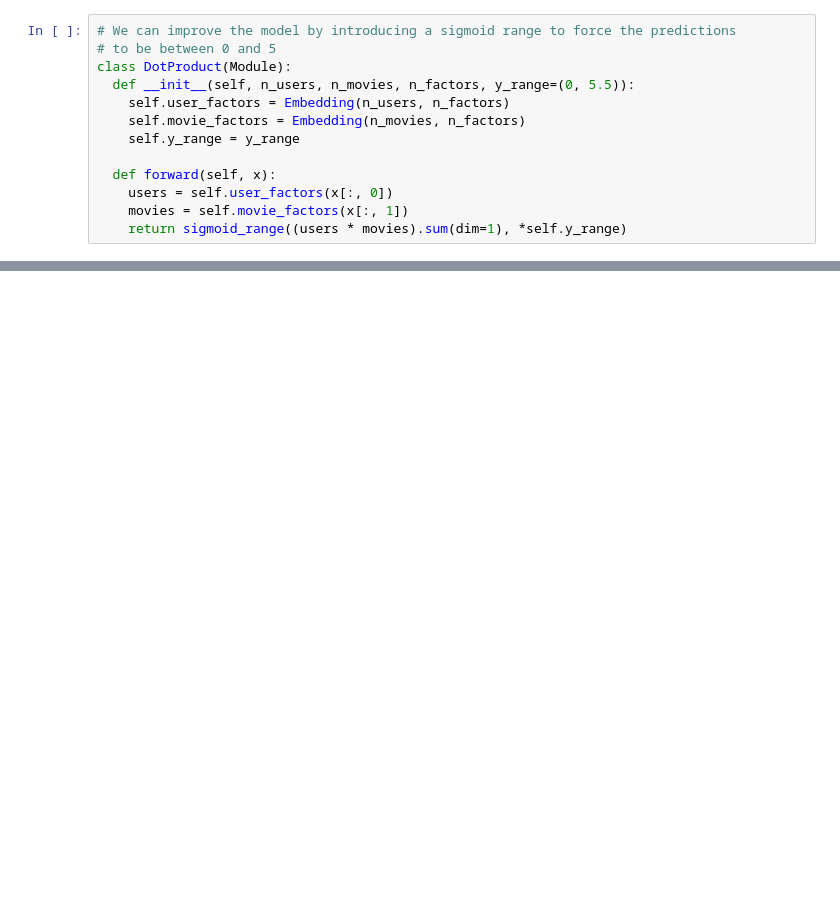
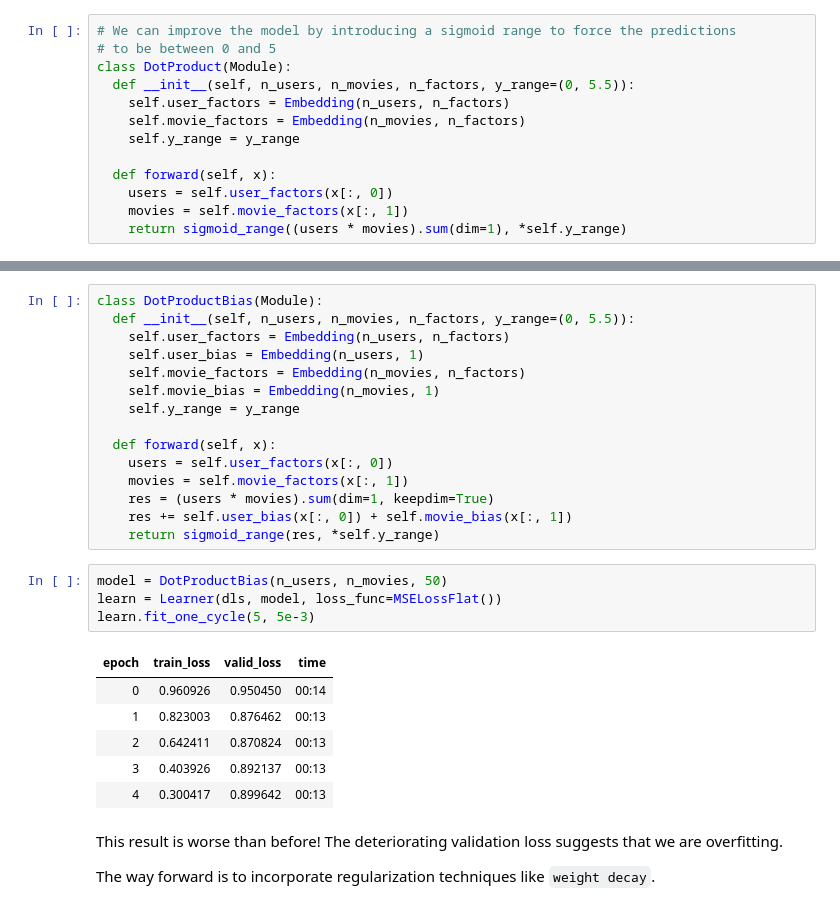
Before and after one commit to bachaudhry/FastAI-22-23, a Jupyter notebook: FastAI_2022_Collaborative_Filtering.ipynb, the cells around one changed output, grey strips where cells are left out. Cells and saved outputs as stored; diff of their text form; blank space fills up the shorter version.

Commit message:
Added biases into embeddings

```diff
--- a/FastAI_2022_Collaborative_Filtering.ipynb
+++ b/FastAI_2022_Collaborative_Filtering.ipynb
@@ -170,0 +178,30 @@ learn.fit_one_cycle(5, 5e-3)
+# %%
+class DotProductBias(Module):
+  def __init__(self, n_users, n_movies, n_factors, y_range=(0, 5.5)):
+    self.user_factors = Embedding(n_users, n_factors)
+    self.user_bias = Embedding(n_users, 1)
+    self.movie_factors = Embedding(n_movies, n_factors)
+    self.movie_bias = Embedding(n_movies, 1)
+    self.y_range = y_range
+
+  def forward(self, x):
+    users = self.user_factors(x[:, 0])
+    movies = self.movie_factors(x[:, 1])
+    res = (users * movies).sum(dim=1, keepdim=True)
+    res += self.user_bias(x[:, 0]) + self.movie_bias(x[:, 1])
+    return sigmoid_range(res, *self.y_range)
+# %%
+model = DotProductBias(n_users, n_movies, 50)
+learn = Learner(dls, model, loss_func=MSELossFlat())
+learn.fit_one_cycle(5, 5e-3)
+# %% [output]
+| epoch | train_loss | valid_loss | time |
+| 0 | 0.960926 | 0.950450 | 00:14 |
+| 1 | 0.823003 | 0.876462 | 00:13 |
+| 2 | 0.642411 | 0.870824 | 00:13 |
+| 3 | 0.403926 | 0.892137 | 00:13 |
+| 4 | 0.300417 | 0.899642 | 00:13 |
+# %% [markdown]
+This result is worse than before! The deteriorating validation loss suggests that we are overfitting.
+
+The way forward is to incorporate regularization techniques like `weight decay`.
```
Also changed, not shown: parts of 3 cells of this notebook.
